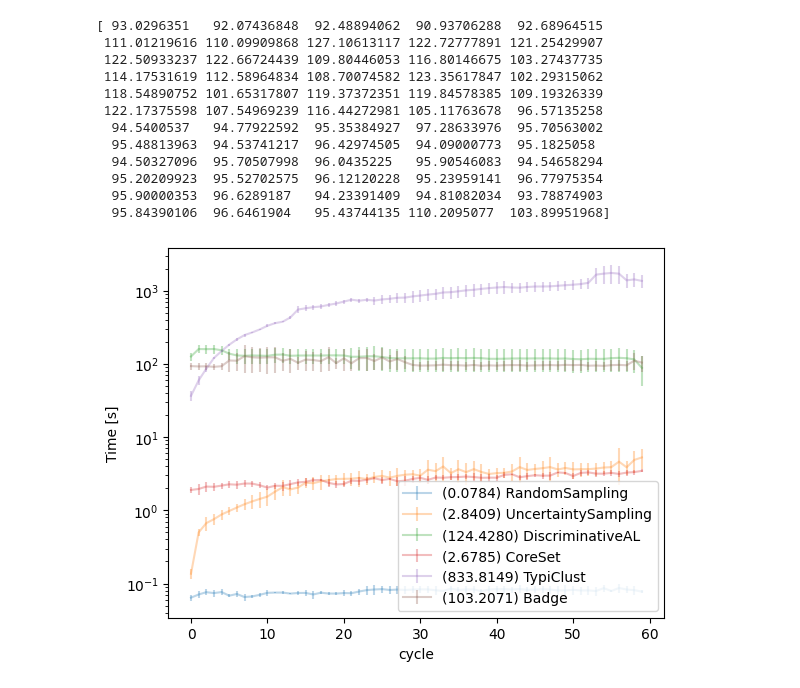
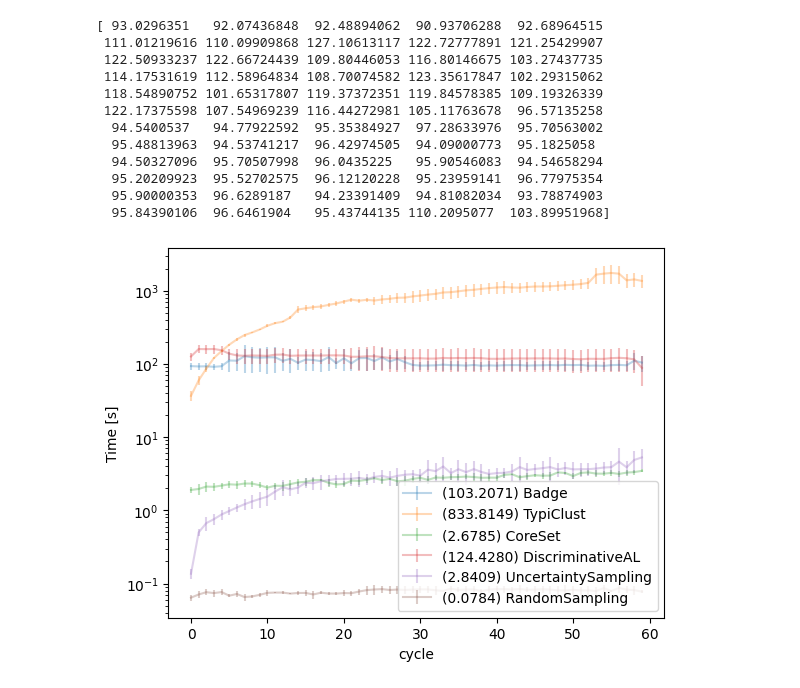
Before and after one commit to Cheng-JY/scikit-activeml, a Jupyter notebook: tutorials/06_csv.ipynb, the cells around one changed output. Saved outputs shown, nothing was run; the diff lists cells and outputs as text; code cells hidden in the pictures.

```diff
--- a/tutorials/06_csv.ipynb
+++ b/tutorials/06_csv.ipynb
@@ -73,20 +73,21 @@ print(qs_result_t_mean)
   95.90000353  96.6289187   94.23391409  94.81082034  93.78874903
   95.84390106  96.6461904   95.43744135 110.2095077  103.89951968]
 # %%
+query_strategy_names = np.flip(query_strategy_names)
 for qs_name in query_strategy_names:
     qs_result_t = result_time.loc[qs_name]
     qs_result_t_mean = qs_result_t['t_mean'].to_numpy()
     qs_result_t_std = qs_result_t['t_std'].to_numpy()
 
     plt.errorbar(np.arange(len(qs_result_t_mean)), qs_result_t_mean, qs_result_t_std,
                  label=f"({np.mean(qs_result_t_mean):.4f}) {qs_name}", alpha=0.3)
 
 plt.legend(loc='lower right')
 plt.xlabel('cycle')
 plt.yscale("log")
 plt.ylabel("Time [s]")
 # output_path = f'{dataset_name}_time.png'
 output_path = f'/mnt/stud/home/jcheng/scikit-activeml/tutorials/result/{dataset_name}_time.pdf'
 plt.savefig(output_path)
 # %% [output]
-[figure, old version]
+[figure, new version]
```
Also changed, not shown: 2 other files.
